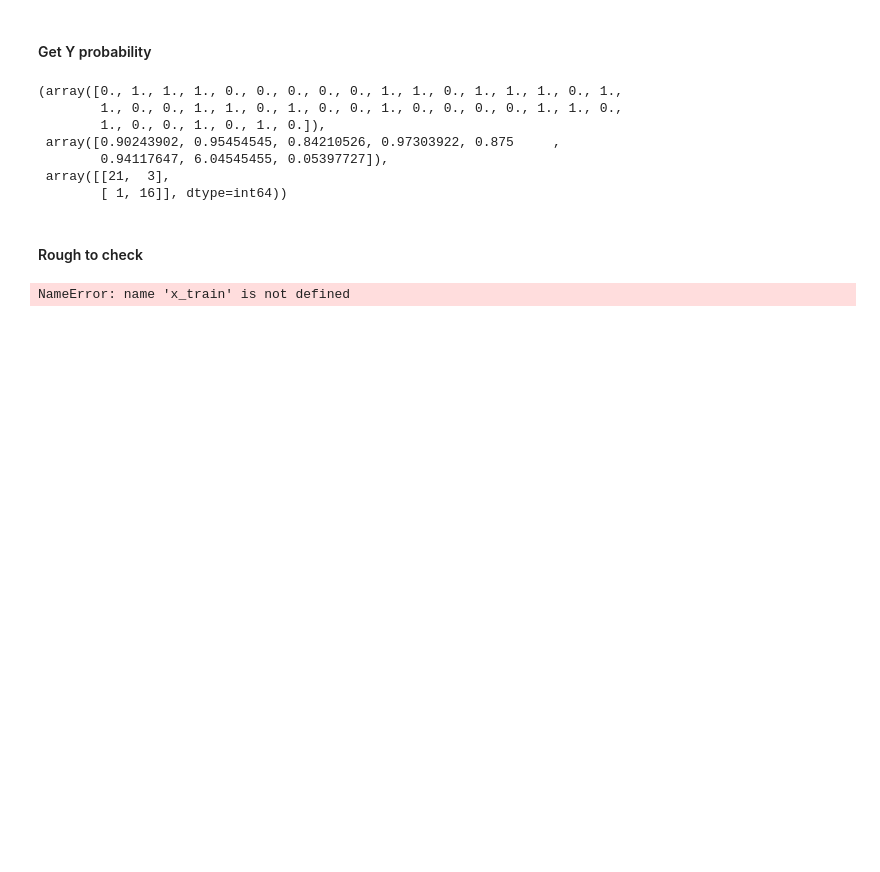
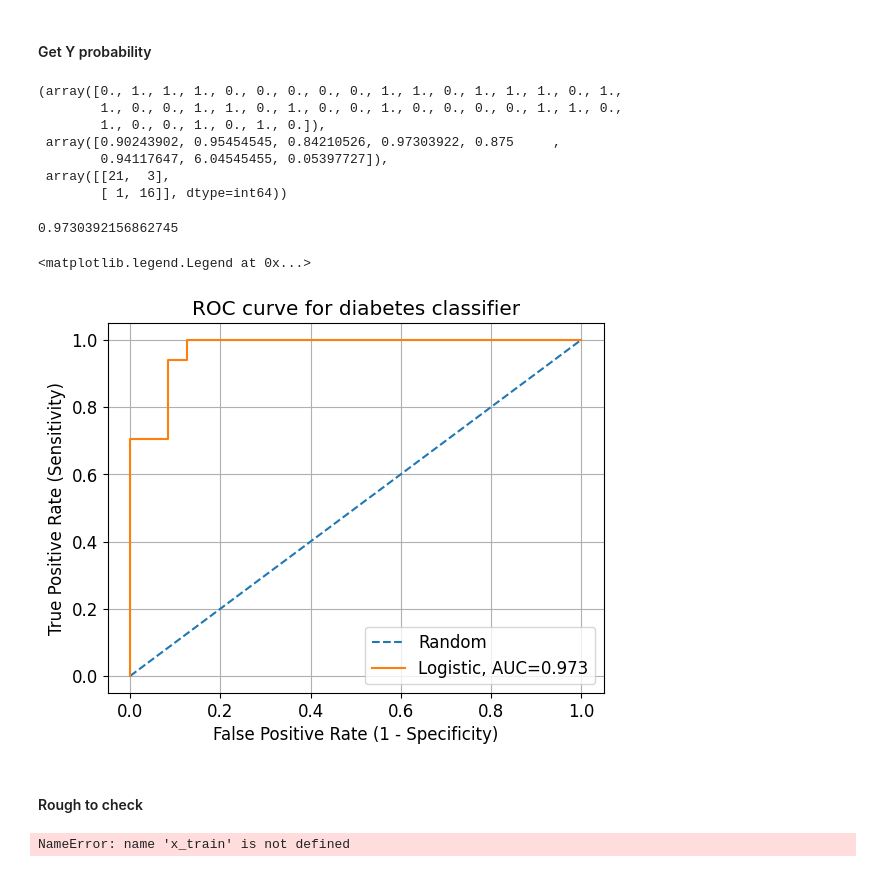
Before and after one commit to neeliit/DiagnosticsPy, a Jupyter notebook: Ecoli.ipynb, the cells around one changed output. Drawn from its saved outputs; the diff is of its cells as text; code cells hidden in the pictures; blank space fills up the shorter version.

```diff
--- a/Ecoli.ipynb
+++ b/Ecoli.ipynb
@@ -220,42 +232,53 @@ y_pred2
         0.94117647, 6.04545455, 0.05397727]),
  array([[21,  3],
         [ 1, 16]], dtype=int64))
+# %%
+from sklearn.metrics import auc, roc_curve, roc_auc_score
+import matplotlib.pyplot as plt
+#fpr, tpr, thresholds = roc_curve(y_test, y_pred_quant)
+
+# calculate AUC
+auc = roc_auc_score(y_test, YProbAll['logreg'])
+auc
+# %% [output]
+0.9730392156862745
 # %%
 from sklearn.metrics import auc, roc_curve, roc_auc_score
 import matplotlib.pyplot as plt
-#fpr, tpr, thresholds = roc_curve(y_test, y_pred_quant)
 
 # calculate AUC
-AUC = roc_auc_score(y_test, y_pred_quant)
-# print('AUC: %.3f' % auc)
+auc = round(roc_auc_score(y_test, YProbAll['logreg']),4)
 
 # generate a random prediction probability
 y_rand_probs = [0 for _ in range(len(y_test))]
 
 # calculate scores
 y_rand_auc = roc_auc_score(y_test, y_rand_probs)
-y_test_auc = roc_auc_score(y_test, y_pred_quant)
+y_test_auc = roc_auc_score(y_test, YProbAll['logreg'])
 
 # # summarize scores
 # print('Random: ROC AUC=', y_rand_auc)
 # print('Logistic: ROC AUC=', y_test_auc)
 
 # calculate roc curves
 rand_fpr, rand_tpr, _ = roc_curve(y_test, y_rand_probs)
-fpr, tpr, _ = roc_curve(y_test, y_pred_quant)
+fpr, tpr, _ = roc_curve(y_test, YProbAll['logreg'])
 
 
 # plot the roc curve for the model
 plt.plot(rand_fpr, rand_tpr, linestyle='--', label='Random')
-plt.plot(fpr, tpr, label='Logistic')
+plt.plot(fpr, tpr, label="Logistic, AUC="+str(auc))
 
 plt.rcParams['font.size'] = 12
 plt.title('ROC curve for diabetes classifier')
 plt.xlabel('False Positive Rate (1 - Specificity)')
 plt.ylabel('True Positive Rate (Sensitivity)')
 plt.grid(True)
 # show the legend
 plt.legend()
+# %% [output]
+<matplotlib.legend.Legend at 0x...>
+[figure, added]
 # %% [markdown]
 #### Rough to check
 # %%
```
Also changed, not shown: parts of 1 cell of this notebook.
